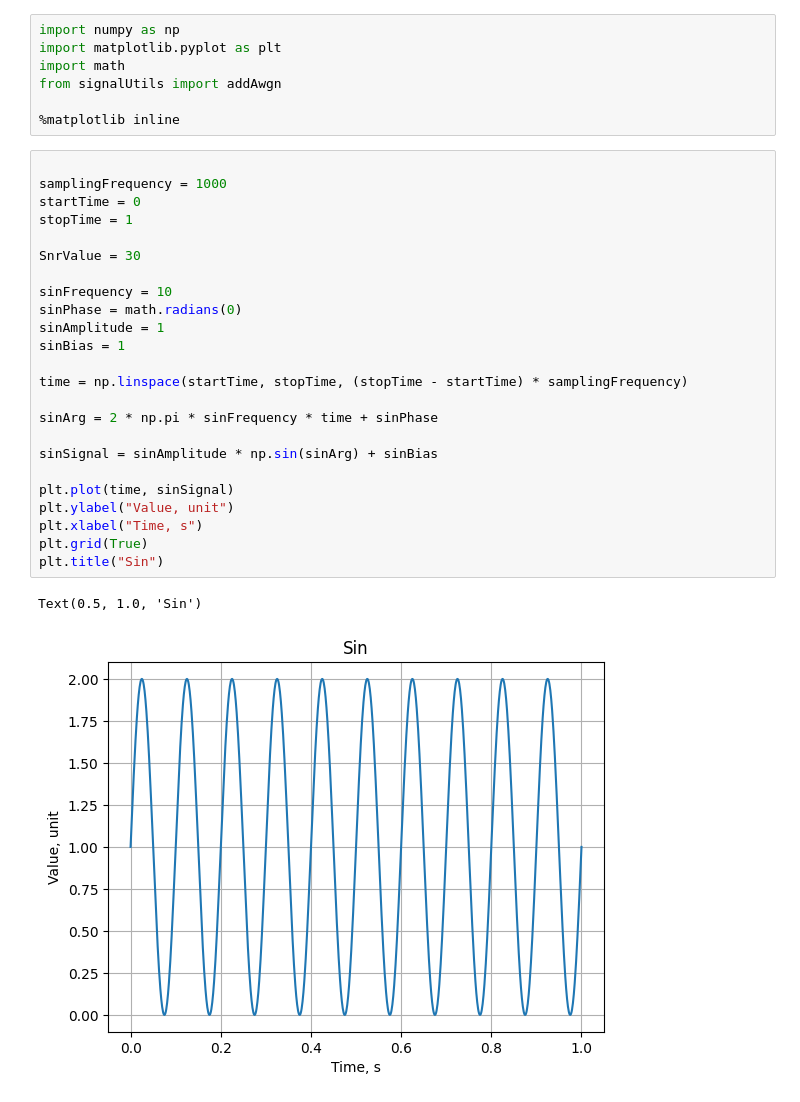
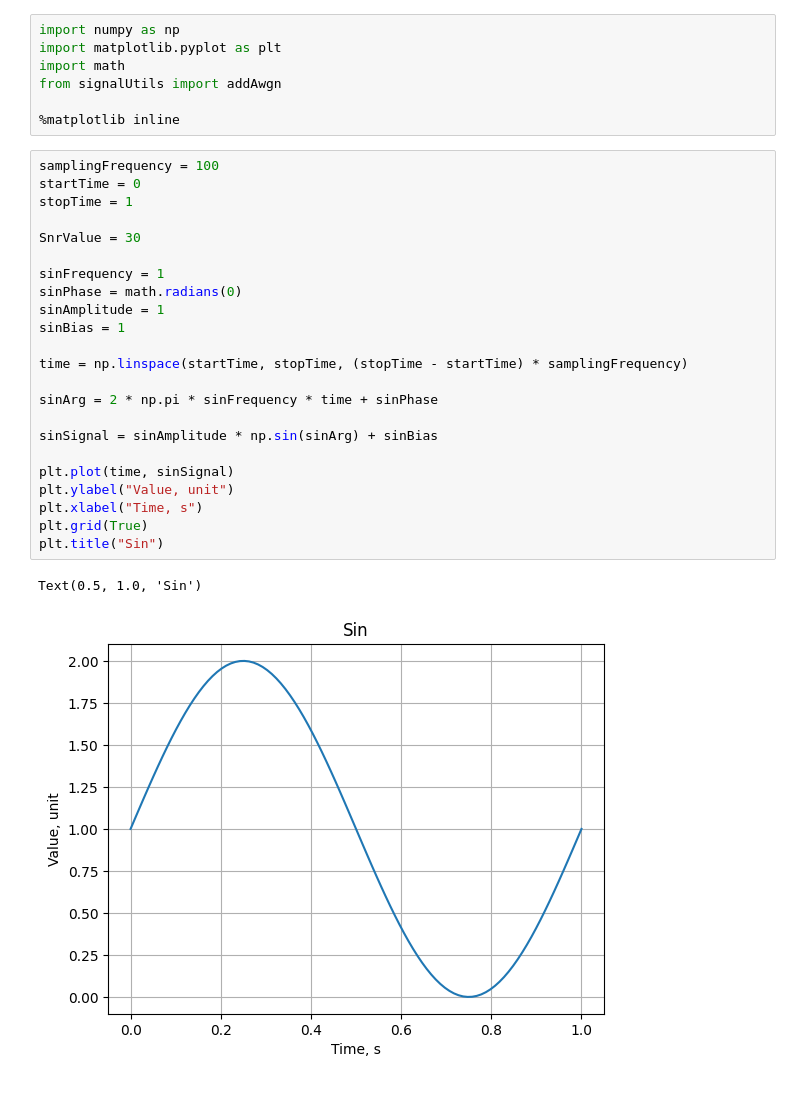
Before and after one commit to Rernamp/MathPy, a Jupyter notebook: SinEstimate.ipynb, the cells around one changed output. Drawn from its saved outputs; the diff is of its cells as text.

```diff
--- a/SinEstimate.ipynb
+++ b/SinEstimate.ipynb
@@ -6,32 +6,31 @@ from signalUtils import addAwgn
 
 %matplotlib inline
 # %%
-
-samplingFrequency = 1000
+samplingFrequency = 100
 startTime = 0
 stopTime = 1
 
 SnrValue = 30
 
-sinFrequency = 10
+sinFrequency = 1
 sinPhase = math.radians(0)
 sinAmplitude = 1
 sinBias = 1
 
 time = np.linspace(startTime, stopTime, (stopTime - startTime) * samplingFrequency)
 
 sinArg = 2 * np.pi * sinFrequency * time + sinPhase
 
 sinSignal = sinAmplitude * np.sin(sinArg) + sinBias
 
 plt.plot(time, sinSignal)
 plt.ylabel("Value, unit")
 plt.xlabel("Time, s")
 plt.grid(True)
 plt.title("Sin")
 # %% [output]
 Text(0.5, 1.0, 'Sin')
-[figure, old version]
+[figure, new version]
 # %%
 sinWithNoise = addAwgn(sinSignal, SnrValue)
 
```
Also changed, not shown: parts of 2 cells of this notebook.
